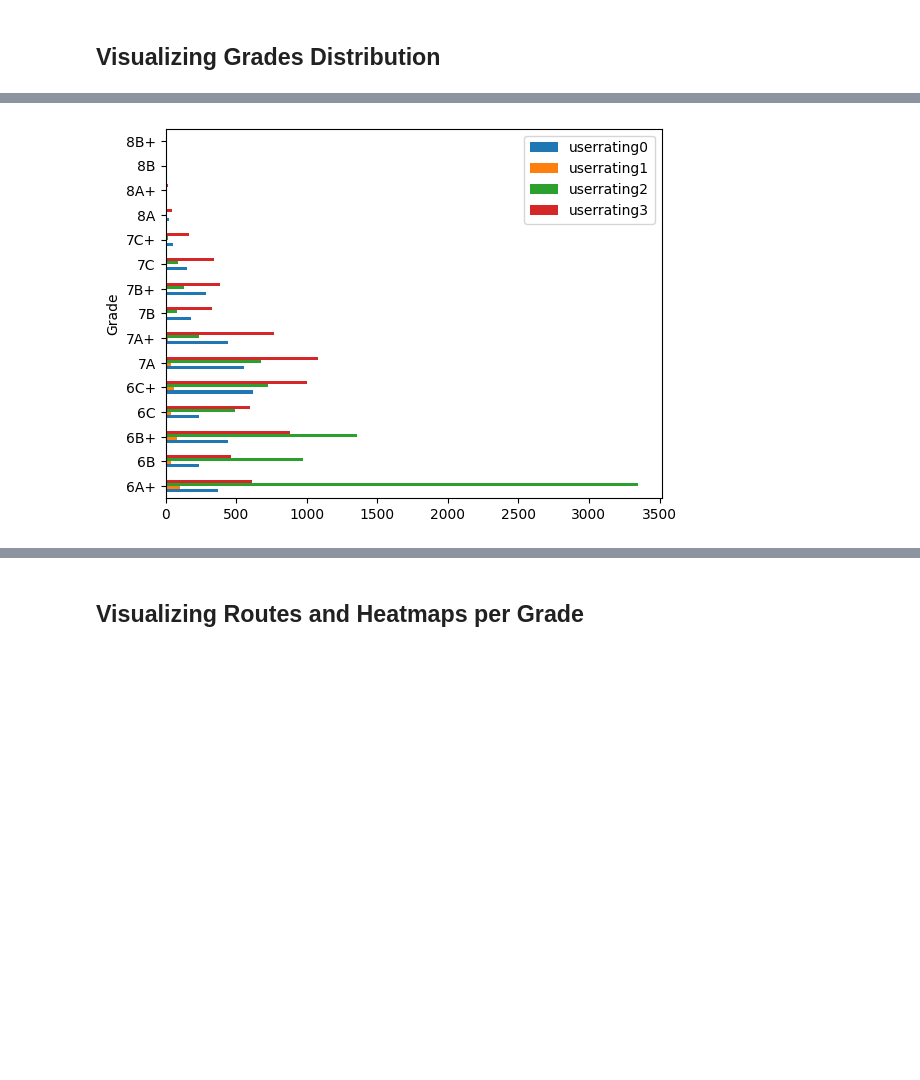
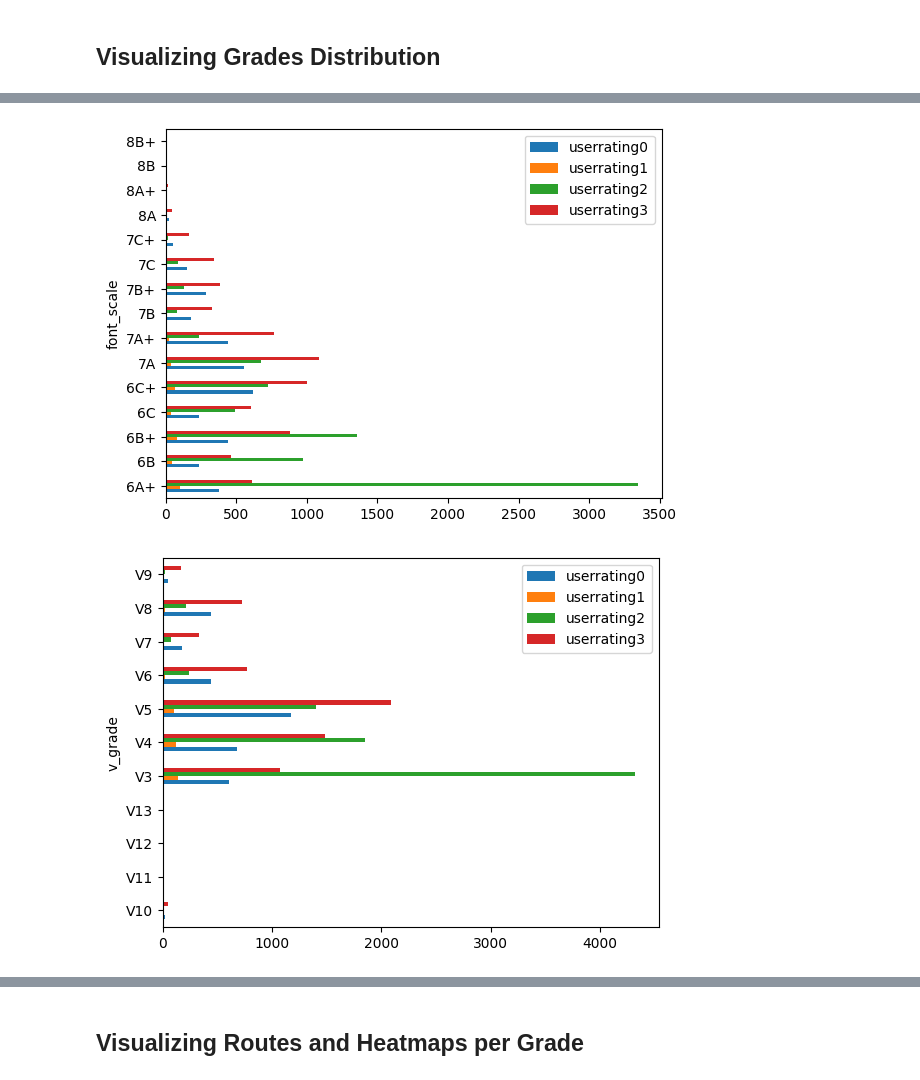
Before and after one commit to bglaus/MLforMoonboard, a Jupyter notebook: notebooks/0. Data Exploration.ipynb, the cells around one changed output, grey strips where cells are left out. Saved outputs shown, nothing was run; the diff lists cells and outputs as text; code cells hidden in the pictures; blank space fills up the shorter version.

```diff
--- a/notebooks/0. Data Exploration.ipynb
+++ b/notebooks/0. Data Exploration.ipynb
@@ -46,4 +45,6 @@ bar_plot(df)
-# %%
-plot_user_rating_per_grade(df)
-# %% [output]
-[figure, removed]
+# %%
+for scale in ["font_scale", "v_grade"]:
+    plot_user_rating_per_grade(df, scale=scale)
+# %% [output]
+[figure, added]
+[figure, added]
```
Also changed, not shown: parts of 11 cells of this notebook, 8 other files.
